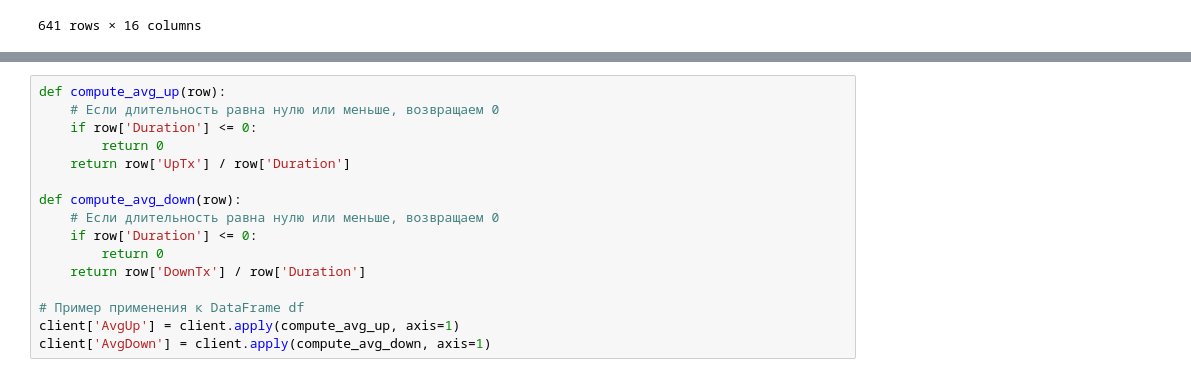
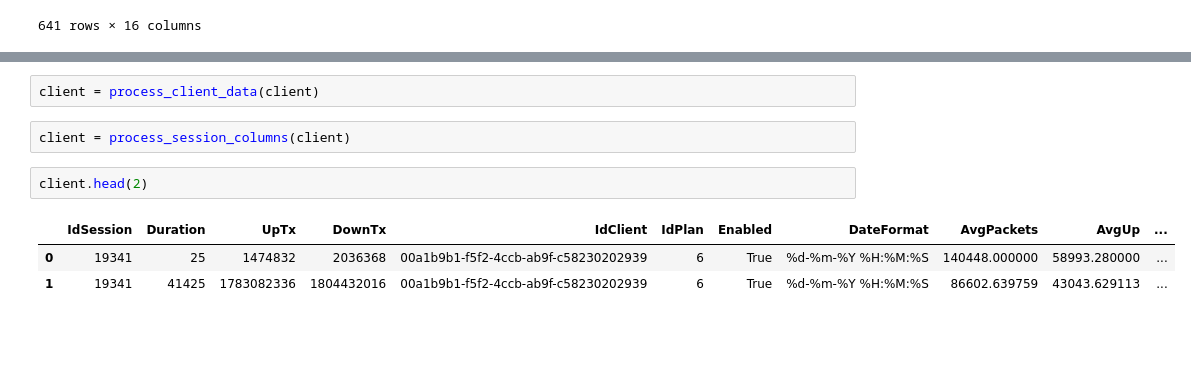
Before and after one commit to OptonGroup/PurpleHack, a Jupyter notebook: tasks/Arenadata/DE.ipynb, the cells around one changed output, grey strips where cells are left out. Drawn from its saved outputs; the diff is of its cells as text; blank space fills up the shorter version.

```diff
--- a/tasks/Arenadata/DE.ipynb
+++ b/tasks/Arenadata/DE.ipynb
@@ -181,17 +274,11 @@ client['AvgPackets'] = client.apply(compute_avg_packets, axis=1)
 # %%
-def compute_avg_up(row):
-    # Если длительность равна нулю или меньше, возвращаем 0
-    if row['Duration'] <= 0:
-        return 0
-    return row['UpTx'] / row['Duration']
-
-def compute_avg_down(row):
-    # Если длительность равна нулю или меньше, возвращаем 0
-    if row['Duration'] <= 0:
-        return 0
-    return row['DownTx'] / row['Duration']
-
-# Пример применения к DataFrame df
-client['AvgUp'] = client.apply(compute_avg_up, axis=1)
-client['AvgDown'] = client.apply(compute_avg_down, axis=1)
+client = process_client_data(client)
+# %%
+client = process_session_columns(client)
+# %%
+client.head(2)
+# %% [output]
+|  | IdSession | Duration | UpTx | DownTx | IdClient | IdPlan | Enabled | DateFormat | AvgPackets | AvgUp | ... |
+| 0 | 19341 | 25 | 1474832 | 2036368 | 00a1b9b1-f5f2-4ccb-ab9f-c58230202939 | 6 | True | %d-%m-%Y %H:%M:%S | 140448.000000 | 58993.280000 | ... |
+| 1 | 19341 | 41425 | 1783082336 | 1804432016 | 00a1b9b1-f5f2-4ccb-ab9f-c58230202939 | 6 | True | %d-%m-%Y %H:%M:%S | 86602.639759 | 43043.629113 | ... |
 # %%
```
Also changed, not shown: parts of 4 cells of this notebook, 2 other files.
